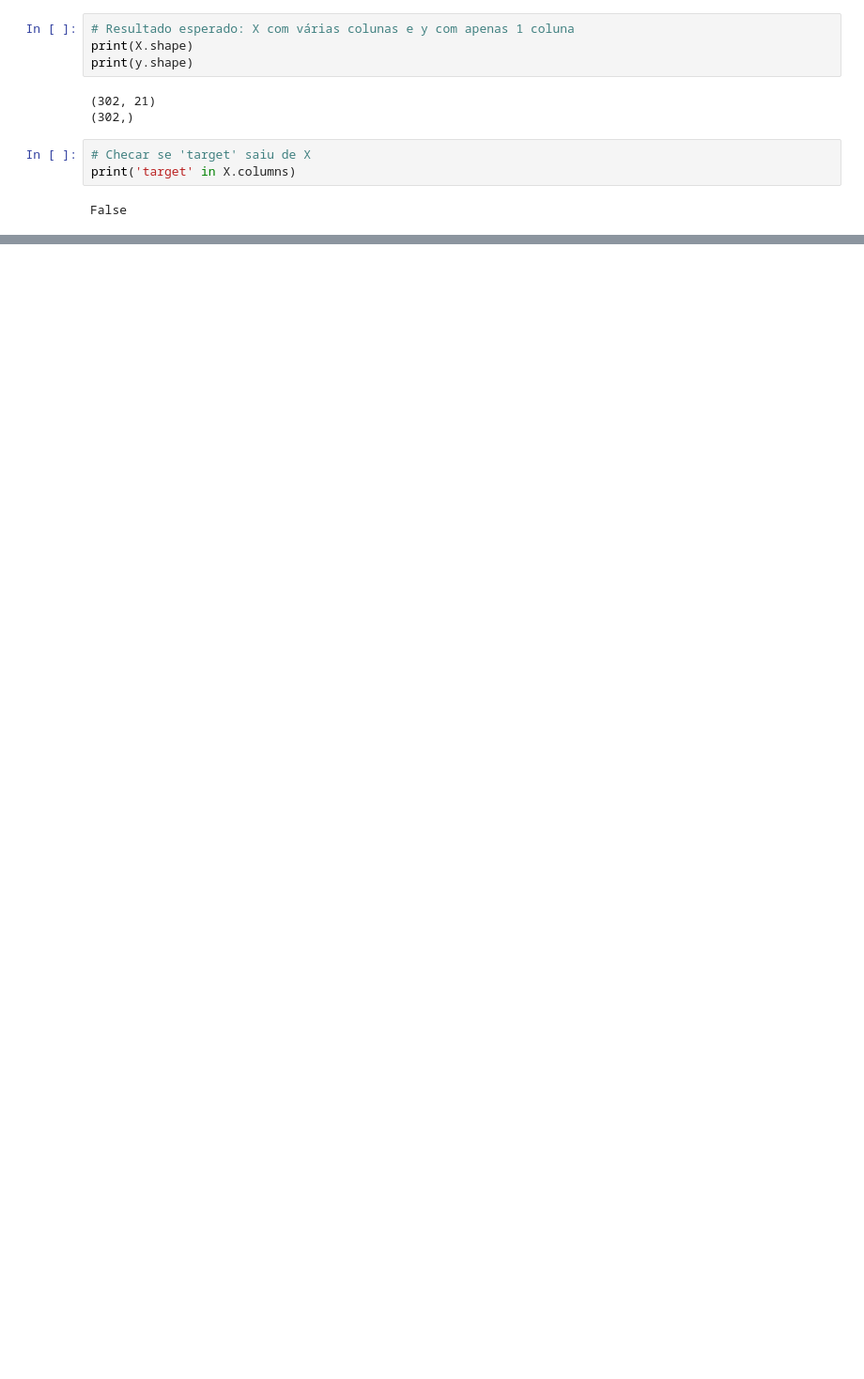
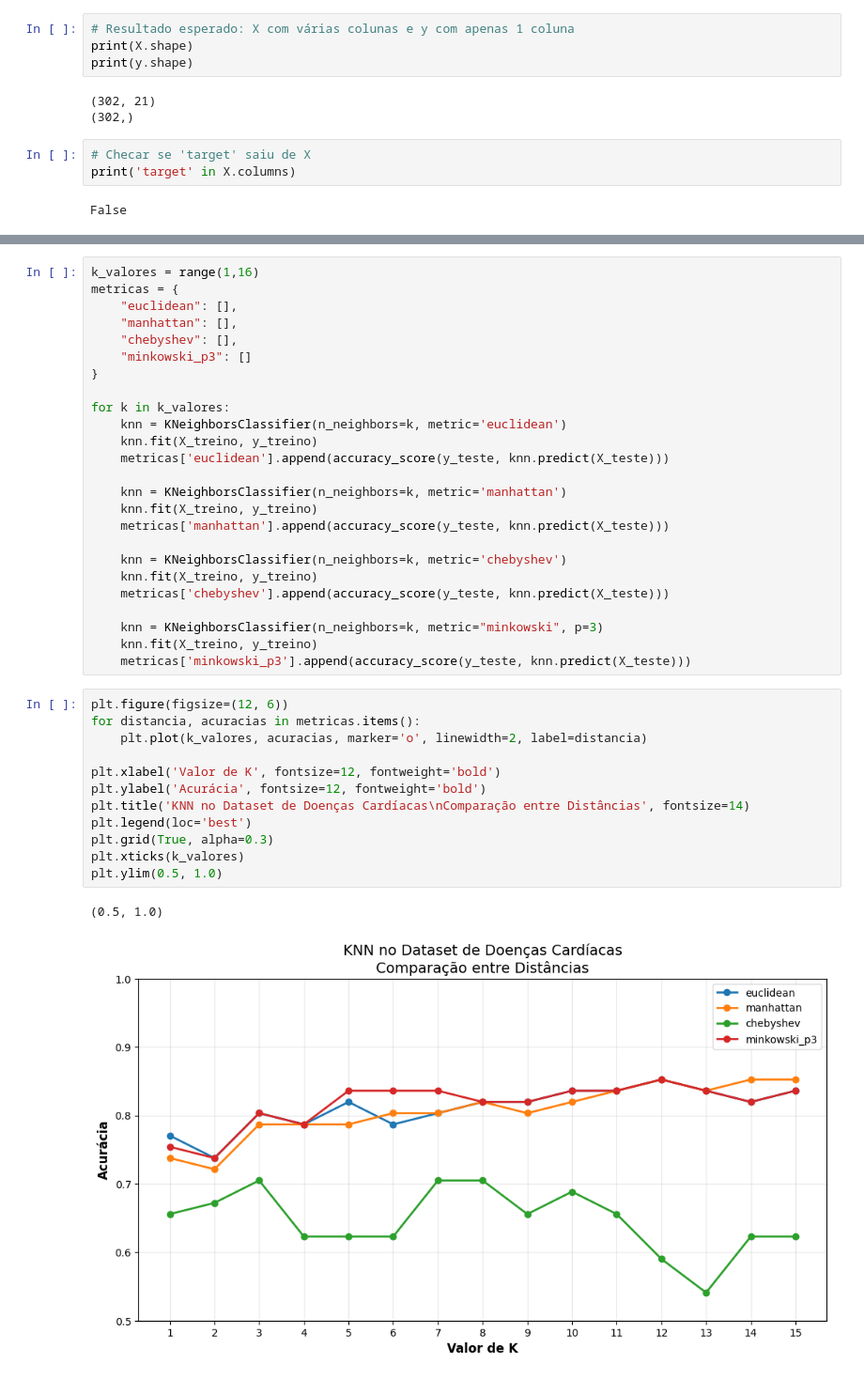
Before and after one commit to intghp/algoritmo_knn, a Jupyter notebook: algoritmo_knn.ipynb, the cells around one changed output, grey strips where cells are left out. Shown at 94% size. Drawn from its saved outputs; the diff is of its cells as text; blank space fills up the shorter version.

```diff
--- a/algoritmo_knn.ipynb
+++ b/algoritmo_knn.ipynb
@@ -348,0 +311,40 @@ Teste: 61
+# %%
+k_valores = range(1,16)
+metricas = {
+    "euclidean": [],
+    "manhattan": [],
+    "chebyshev": [],
+    "minkowski_p3": []
+}
+
+for k in k_valores:
+    knn = KNeighborsClassifier(n_neighbors=k, metric='euclidean')
+    knn.fit(X_treino, y_treino)
+    metricas['euclidean'].append(accuracy_score(y_teste, knn.predict(X_teste)))
+
+    knn = KNeighborsClassifier(n_neighbors=k, metric='manhattan')
+    knn.fit(X_treino, y_treino)
+    metricas['manhattan'].append(accuracy_score(y_teste, knn.predict(X_teste)))
+
+    knn = KNeighborsClassifier(n_neighbors=k, metric='chebyshev')
+    knn.fit(X_treino, y_treino)
+    metricas['chebyshev'].append(accuracy_score(y_teste, knn.predict(X_teste)))
+
+    knn = KNeighborsClassifier(n_neighbors=k, metric="minkowski", p=3)
+    knn.fit(X_treino, y_treino)
+    metricas['minkowski_p3'].append(accuracy_score(y_teste, knn.predict(X_teste)))
+# %%
+plt.figure(figsize=(12, 6))
+for distancia, acuracias in metricas.items():
+    plt.plot(k_valores, acuracias, marker='o', linewidth=2, label=distancia)
+
+plt.xlabel('Valor de K', fontsize=12, fontweight='bold')
+plt.ylabel('Acurácia', fontsize=12, fontweight='bold')
+plt.title('KNN no Dataset de Doenças Cardíacas\nComparação entre Distâncias', fontsize=14)
+plt.legend(loc='best')
+plt.grid(True, alpha=0.3)
+plt.xticks(k_valores)
+plt.ylim(0.5, 1.0)
+# %% [output]
+(0.5, 1.0)
+[figure, added]
```
Also changed, not shown: parts of 11 cells of this notebook.
